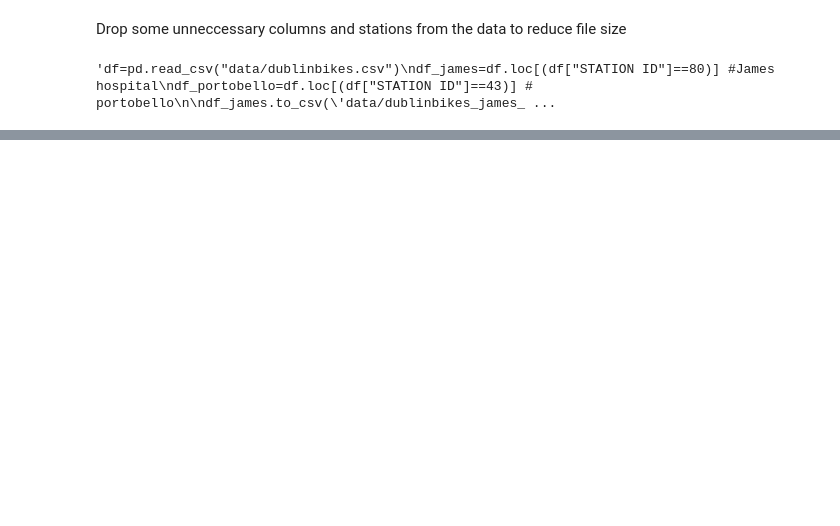
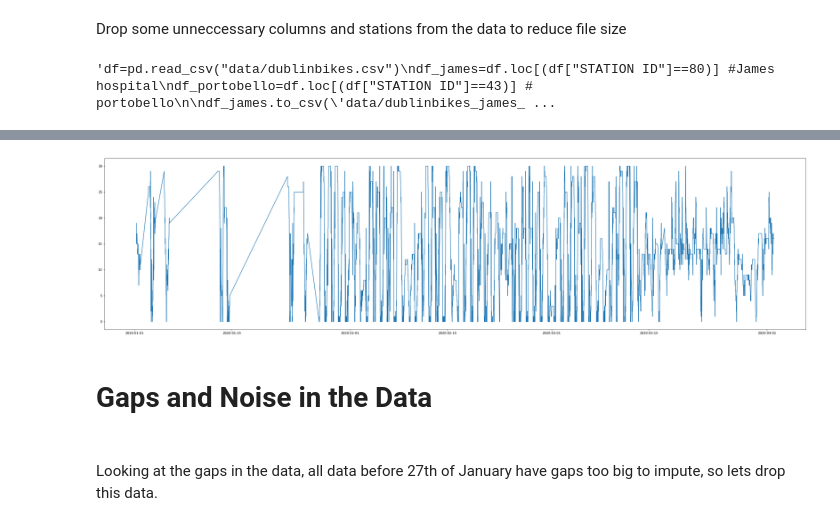
Before and after one commit to cormac-doyle/Final-Assignment-Machine-Learning, a Jupyter notebook: main.ipynb, the cells around one changed output, grey strips where cells are left out. Drawn from its saved outputs; the diff is of its cells as text; code cells hidden in the pictures; blank space fills up the shorter version.

```diff
--- a/main.ipynb
+++ b/main.ipynb
@@ -55,7 +53,7 @@ df_hospital.loc[df_hospital["GAP AMOUNT"]>6]
 | 15693 | 80 | 2020-03-16 09:00:02 | 2020-03-16 08:51:36 | ST JAMES HOSPITAL (LUAS) | 40 | 24 | 16 | ... |
 | 15832 | 80 | 2020-03-17 05:55:02 | 2020-03-17 05:44:35 | ST JAMES HOSPITAL (LUAS) | 40 | 28 | 12 | ... |
 # %%
-
-ig, ax = plt.subplots(1, 1, figsize=(40, 10))
-ax.plot(df_hospital["TIME"],df_hospital["AVAILABLE BIKES"])
-plt.show()
+def plot_data(df):
+    fig, ax = plt.subplots(1, 1, figsize=(40, 10))
+    ax.plot(df["TIME"],df["AVAILABLE BIKES"])
+    plt.show()
@@ -63,0 +68,8 @@ plt.show()
+# %%
+plot_data(df_portobello)
+# %% [output]
+[figure, added]
+# %% [markdown]
+<h1> Gaps and Noise in the Data<h1>
+# %% [markdown]
+Looking at the gaps in the data, all data before 27th of January have gaps too big to impute, so lets drop this data.
```
Also changed, not shown: parts of 11 cells of this notebook.
